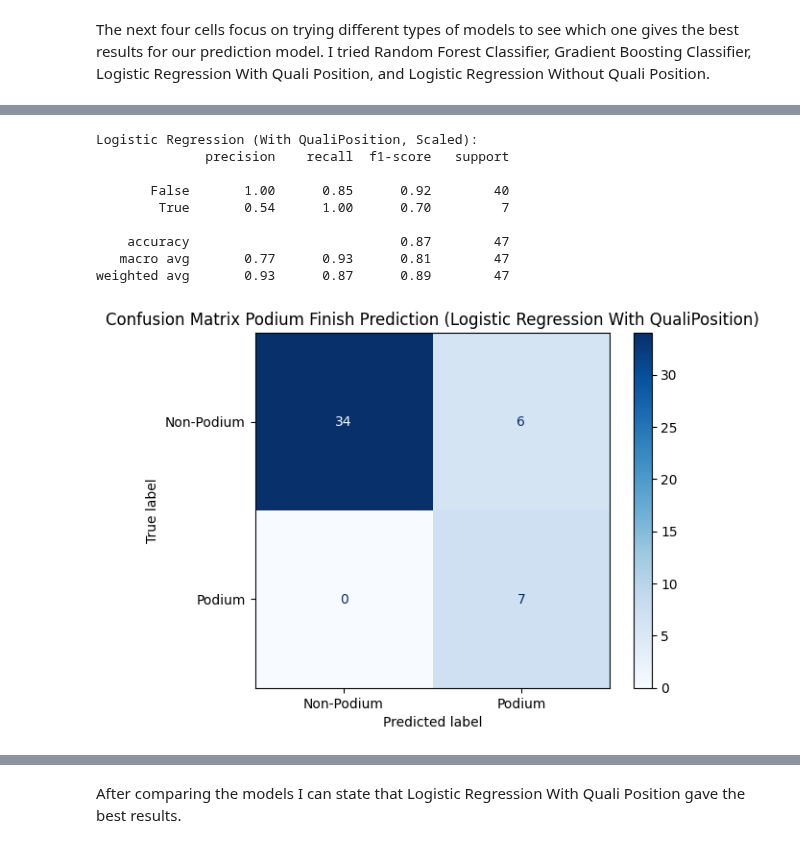
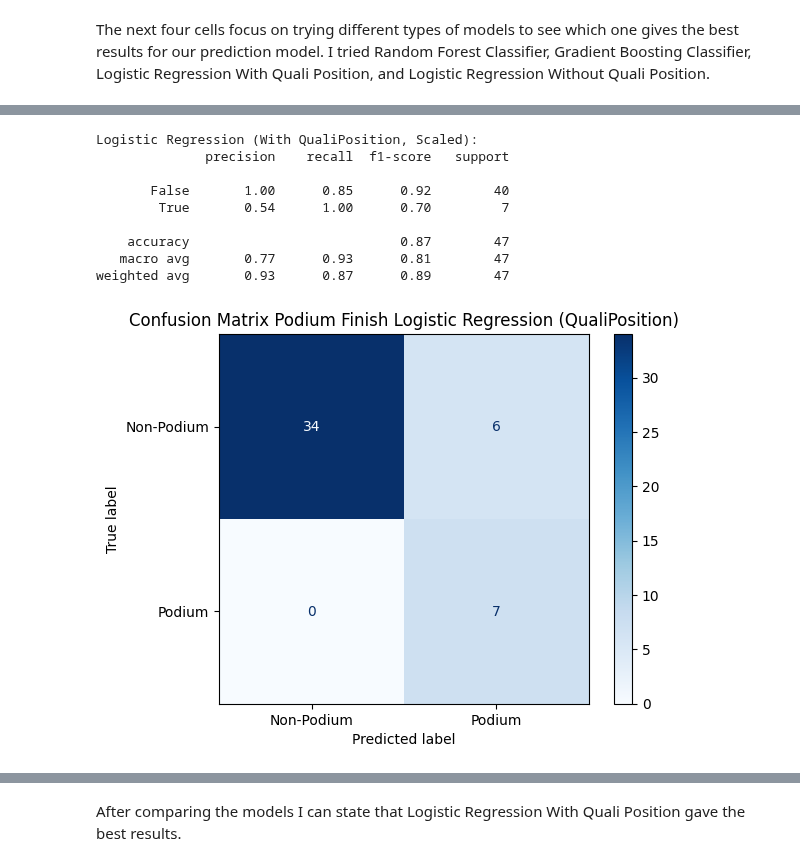
Before and after one commit to ipolishc22/f1-podium-predictor, a Jupyter notebook: notebooks/modeling.ipynb, the cells around one changed output, grey strips where cells are left out. Saved outputs shown, nothing was run; the diff lists cells and outputs as text; code cells hidden in the pictures.

```diff
--- a/notebooks/modeling.ipynb
+++ b/notebooks/modeling.ipynb
@@ -112,32 +112,32 @@ weighted avg       0.92      0.91      0.90        47
 scaler = StandardScaler()
 X_train_scaled = scaler.fit_transform(X_train)
 X_test_scaled = scaler.transform(X_test)
 
 log_model = LogisticRegression(class_weight='balanced', random_state=22)
 log_model.fit(X_train_scaled, y_train)
 y_pred_log = log_model.predict(X_test_scaled)
 
 print("Logistic Regression (With QualiPosition, Scaled):")
 print(classification_report(y_test, y_pred_log))
 
 ConfusionMatrixDisplay.from_predictions(
     y_test, y_pred_log,
     display_labels=['Non-Podium', 'Podium'],
     cmap='Blues',
     xticks_rotation=0
 )
 
-plt.title("Confusion Matrix Podium Finish Prediction (Logistic Regression With QualiPosition)")
+plt.title("Confusion Matrix Podium Finish Logistic Regression (QualiPosition)")
 plt.grid(False)
 plt.show()
 # %% [output]
 Logistic Regression (With QualiPosition, Scaled):
               precision    recall  f1-score   support
 
        False       1.00      0.85      0.92        40
         True       0.54      1.00      0.70         7
 
     accuracy                           0.87        47
    macro avg       0.77      0.93      0.81        47
 weighted avg       0.93      0.87      0.89        47
-[figure, old version]
+[figure, new version]
```
Also changed, not shown: parts of 11 cells of this notebook, 8 other files.
